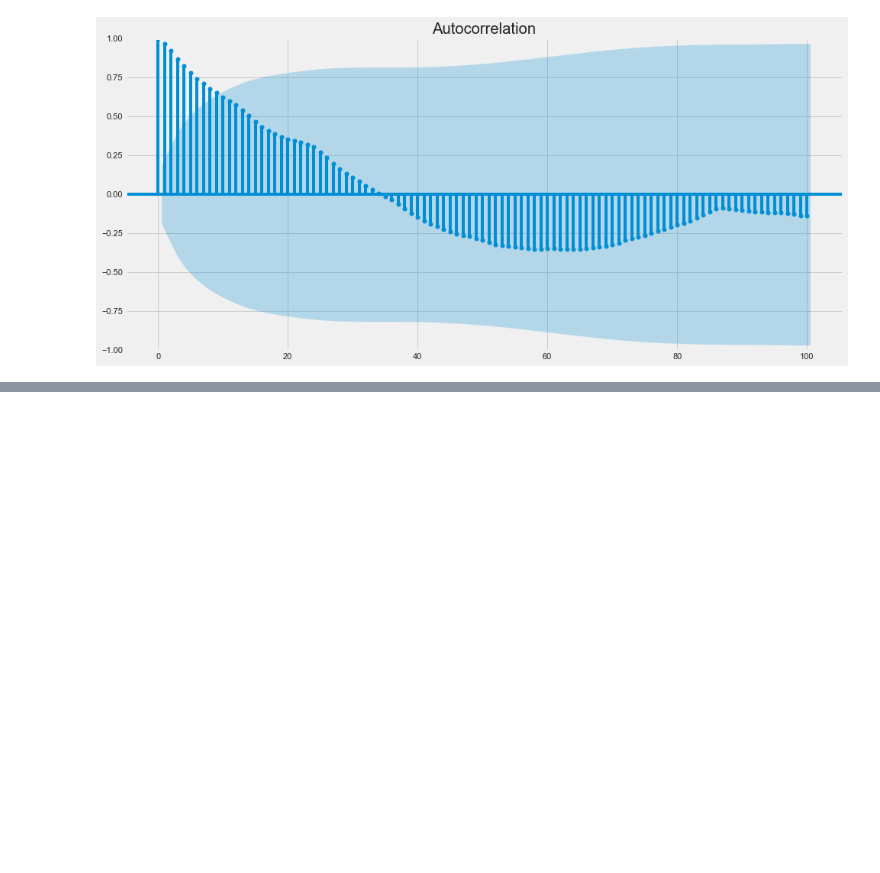
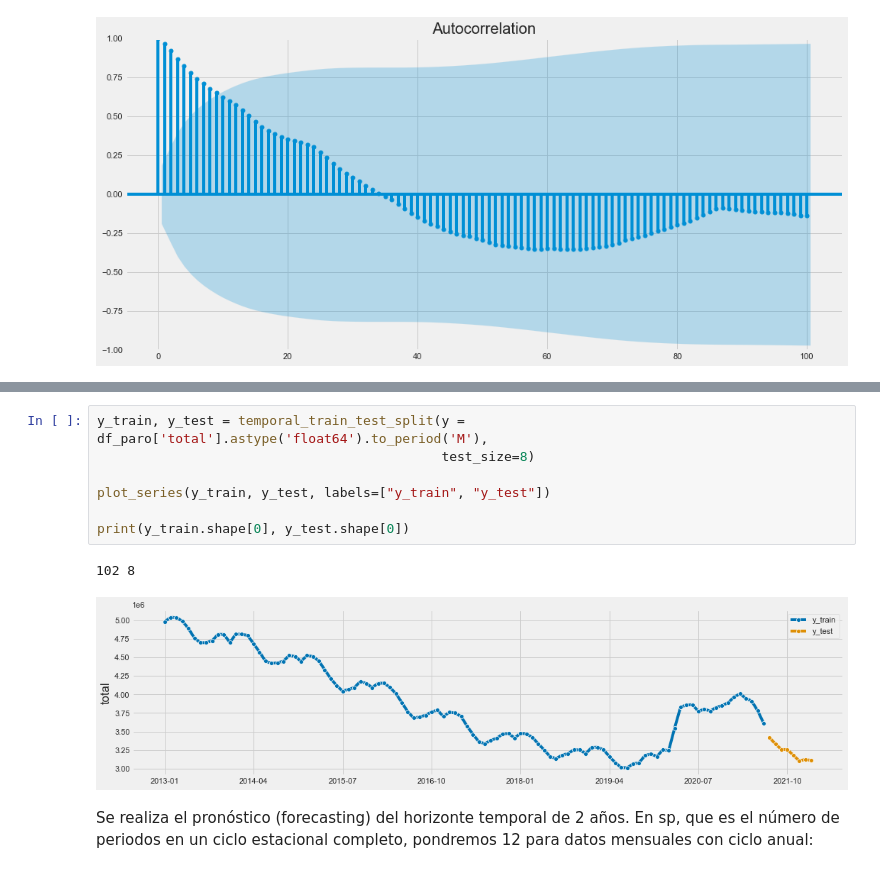
Before and after one commit to algoriv92/TFM, a Jupyter notebook: notebooks/df_paro.ipynb, the cells around one changed output, grey strips where cells are left out. Drawn from its saved outputs; the diff is of its cells as text; blank space fills up the shorter version.

```diff
--- a/notebooks/df_paro.ipynb
+++ b/notebooks/df_paro.ipynb
@@ -179,0 +185,12 @@ plt.show()
+# %%
+y_train, y_test = temporal_train_test_split(y = df_paro['total'].astype('float64').to_period('M'),
+                                            test_size=8)
+
+plot_series(y_train, y_test, labels=["y_train", "y_test"])
+
+print(y_train.shape[0], y_test.shape[0])
+# %% [output]
+102 8
+[figure, added]
+# %% [markdown]
+Se realiza el pronóstico (forecasting) del horizonte temporal de 2 años. En sp, que es el número de periodos en un ciclo estacional completo, pondremos 12 para datos mensuales con ciclo anual:
```
Also changed, not shown: parts of 77 cells of this notebook, 27 other files.
